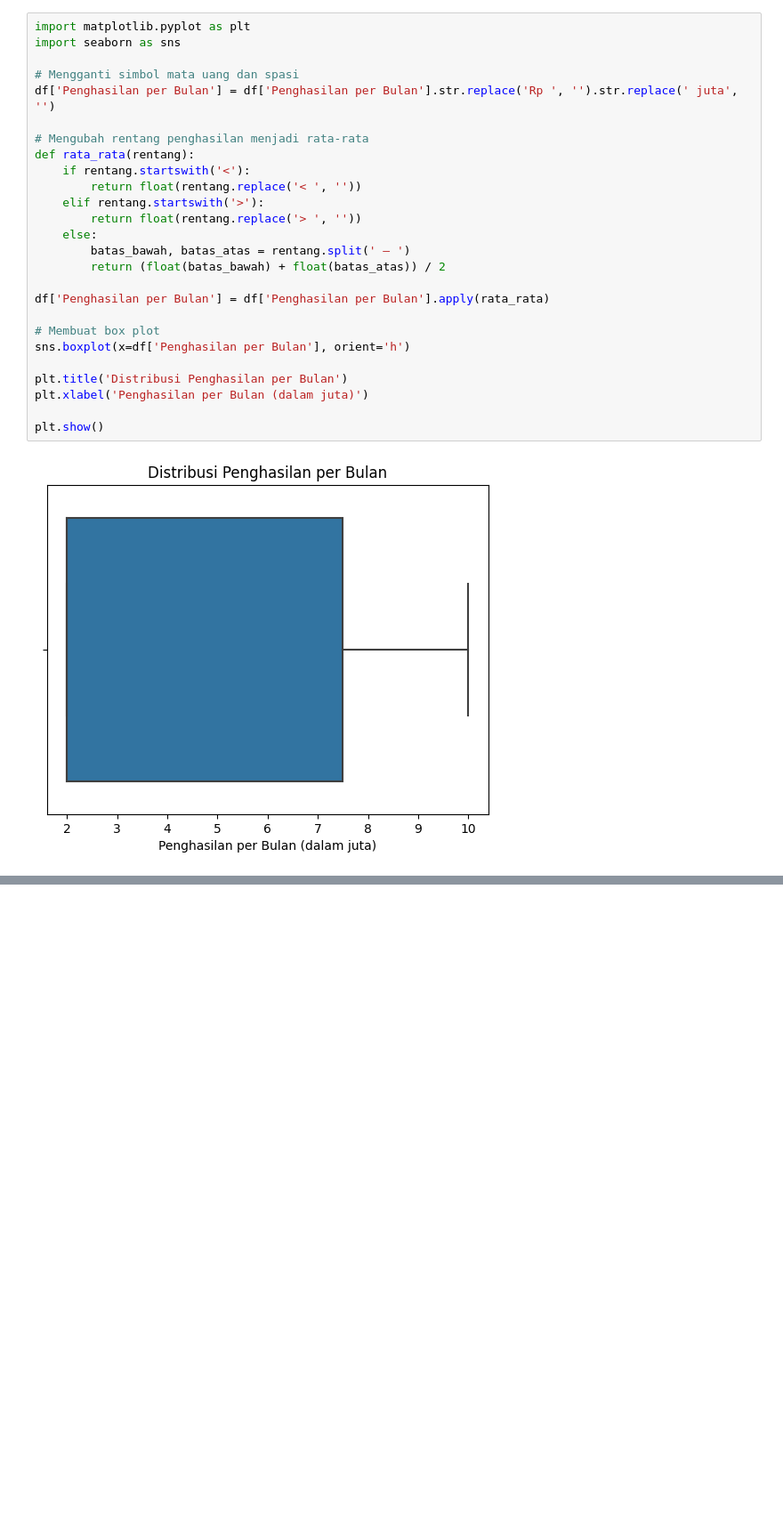
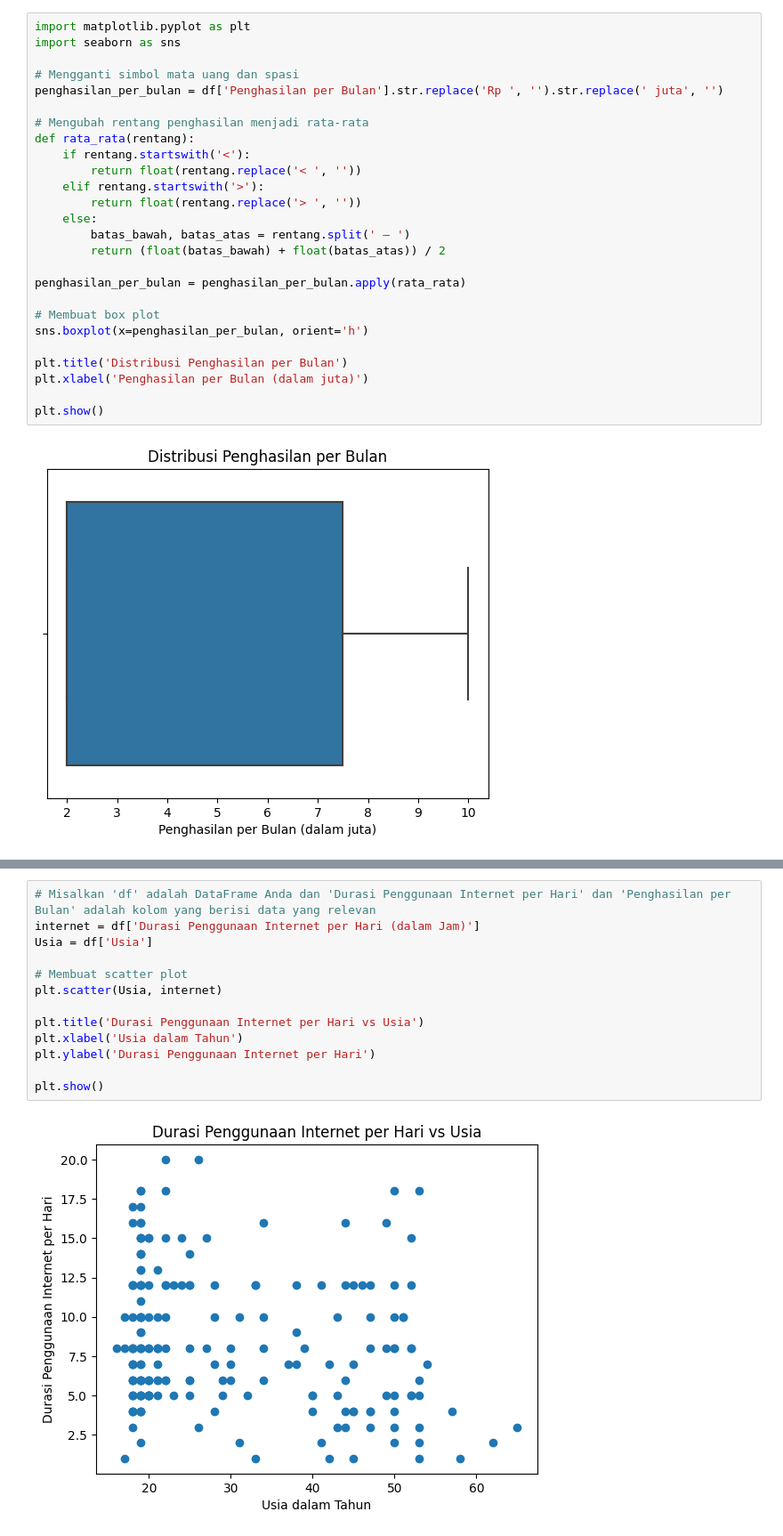
Before and after one commit to farhan-sw/tubes-probstat, a Jupyter notebook: 13222114_Tubes.ipynb, the cells around one changed output, grey strips where cells are left out. Shown at 89% size. Saved outputs shown, nothing was run; the diff lists cells and outputs as text; blank space fills up the shorter version.

```diff
--- a/13222114_Tubes.ipynb
+++ b/13222114_Tubes.ipynb
@@ -146,7 +190,7 @@ import matplotlib.pyplot as plt
 import seaborn as sns
 
 # Mengganti simbol mata uang dan spasi
-df['Penghasilan per Bulan'] = df['Penghasilan per Bulan'].str.replace('Rp ', '').str.replace(' juta', '')
+penghasilan_per_bulan = df['Penghasilan per Bulan'].str.replace('Rp ', '').str.replace(' juta', '')
 
 # Mengubah rentang penghasilan menjadi rata-rata
 def rata_rata(rentang):
@@ -158,10 +202,10 @@ def rata_rata(rentang):
         batas_bawah, batas_atas = rentang.split(' – ')
         return (float(batas_bawah) + float(batas_atas)) / 2
 
-df['Penghasilan per Bulan'] = df['Penghasilan per Bulan'].apply(rata_rata)
+penghasilan_per_bulan = penghasilan_per_bulan.apply(rata_rata)
 
 # Membuat box plot
-sns.boxplot(x=df['Penghasilan per Bulan'], orient='h')
+sns.boxplot(x=penghasilan_per_bulan, orient='h')
 
 plt.title('Distribusi Penghasilan per Bulan')
 plt.xlabel('Penghasilan per Bulan (dalam juta)')
@@ -171,0 +231,15 @@ plt.show()
+# %%
+# Misalkan 'df' adalah DataFrame Anda dan 'Durasi Penggunaan Internet per Hari' dan 'Penghasilan per Bulan' adalah kolom yang berisi data yang relevan
+internet = df['Durasi Penggunaan Internet per Hari (dalam Jam)']
+Usia = df['Usia']
+
+# Membuat scatter plot
+plt.scatter(Usia, internet)
+
+plt.title('Durasi Penggunaan Internet per Hari vs Usia')
+plt.xlabel('Usia dalam Tahun')
+plt.ylabel('Durasi Penggunaan Internet per Hari')
+
+plt.show()
+# %% [output]
+[figure, added]
```
Also changed, not shown: parts of 4 cells of this notebook.
